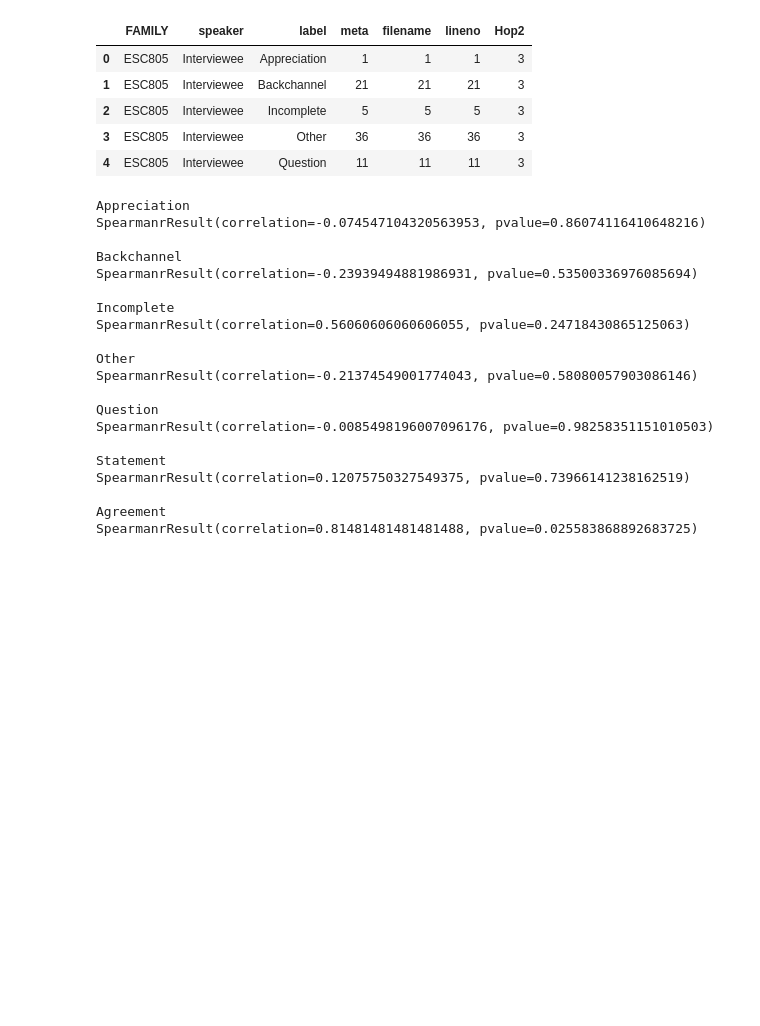
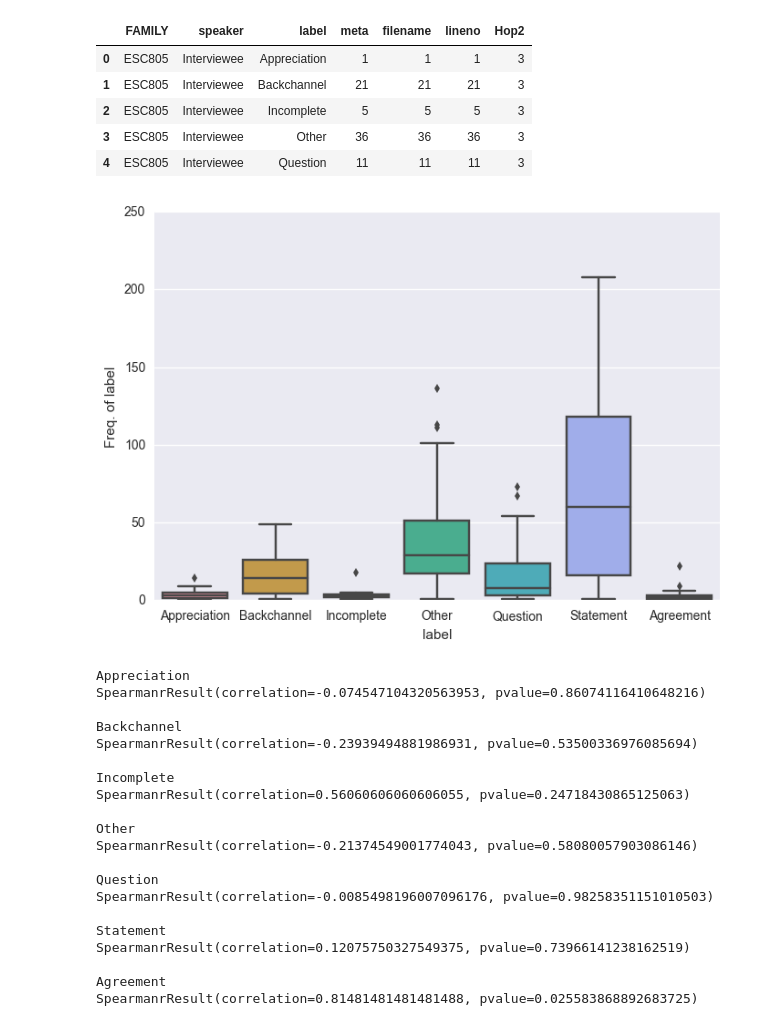
Before and after one commit to vrmpx/CDC, a Jupyter notebook: analysis/Dialog Labels.ipynb, the cells around one changed output. Saved outputs shown, nothing was run; the diff lists cells and outputs as text; code cells hidden in the pictures; blank space fills up the shorter version.

Commit message:
dialog labels

```diff
--- a/analysis/Dialog Labels.ipynb
+++ b/analysis/Dialog Labels.ipynb
@@ -78,7 +78,10 @@ therapist = ['Interviewer', 'Therapist']
 data['therapist'] = False
 data.ix[data['speaker'].isin(therapist),'therapist'] = True
 # %%
-sns.boxplot(x = ?, y = ?)
+sns.boxplot(x = 'label', y = 'meta', data = data);
+plt.ylabel("Freq. of label");
+# %% [output]
+[figure, added]
 # %%
 for label in data.label.unique():
     therapist_d = data[data.therapist == True]
```
